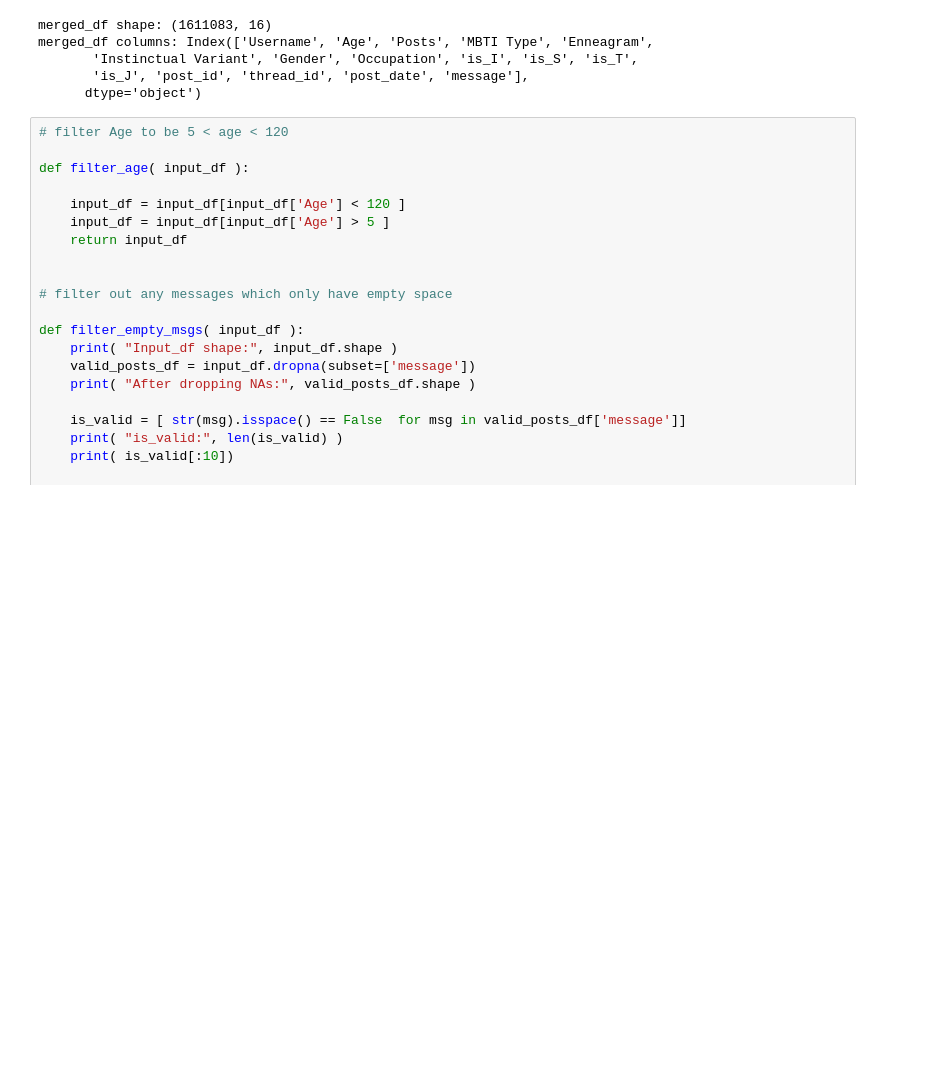
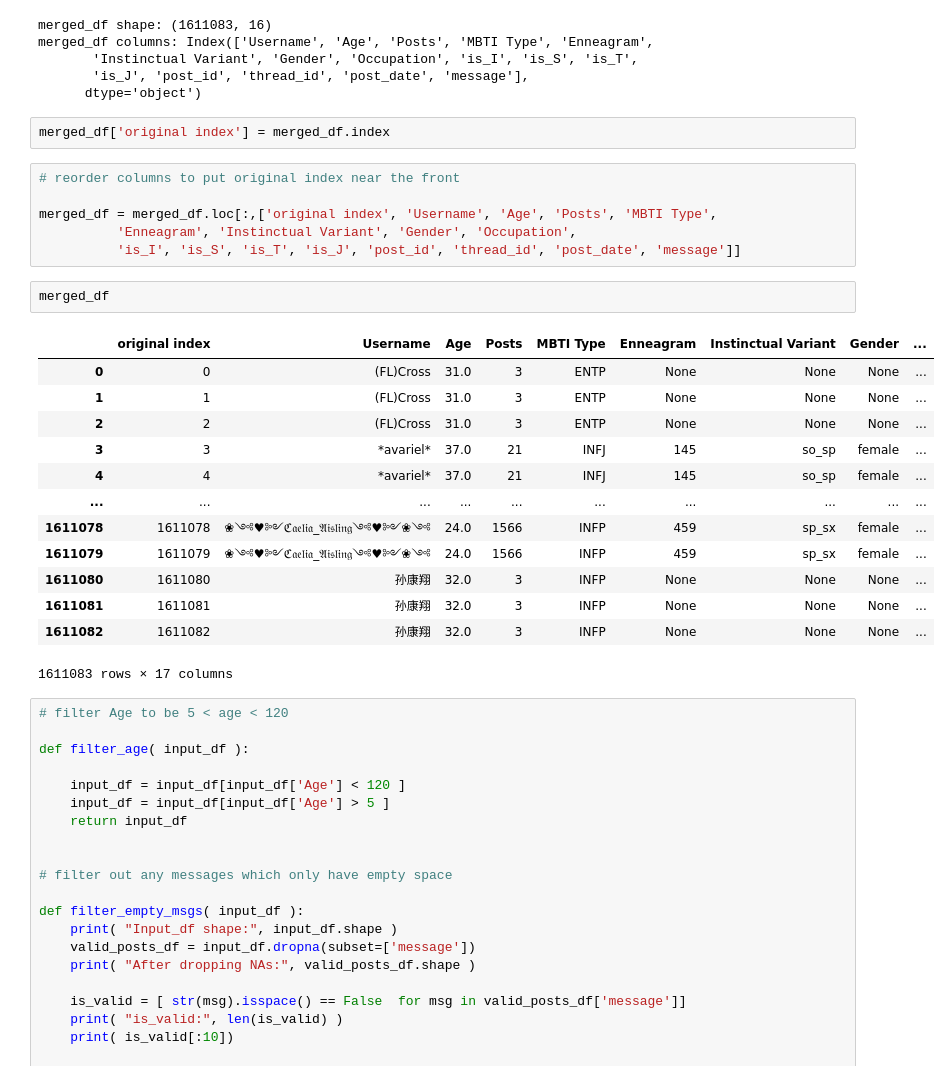
Before and after one commit to cakennedy/266-mbti-project, a Jupyter notebook: dataprep/Resampling.ipynb, the cells around one changed output. Cells and saved outputs as stored; diff of their text form; blank space fills up the shorter version.

```diff
--- a/dataprep/Resampling.ipynb
+++ b/dataprep/Resampling.ipynb
@@ -407,6 +429,30 @@ merged_df columns: Index(['Username', 'Age', 'Posts', 'MBTI Type', 'Enneagram',
        'Instinctual Variant', 'Gender', 'Occupation', 'is_I', 'is_S', 'is_T',
        'is_J', 'post_id', 'thread_id', 'post_date', 'message'],
       dtype='object')
+# %%
+merged_df['original index'] = merged_df.index
+# %%
+# reorder columns to put original index near the front
+
+merged_df = merged_df.loc[:,['original index', 'Username', 'Age', 'Posts', 'MBTI Type',
+          'Enneagram', 'Instinctual Variant', 'Gender', 'Occupation',
+          'is_I', 'is_S', 'is_T', 'is_J', 'post_id', 'thread_id', 'post_date', 'message']]
+# %%
+merged_df
+# %% [output]
+|  | original index | Username | Age | Posts | MBTI Type | Enneagram | Instinctual Variant | Gender | ... |
+| 0 | 0 | (FL)Cross | 31.0 | 3 | ENTP | None | None | None | ... |
+| 1 | 1 | (FL)Cross | 31.0 | 3 | ENTP | None | None | None | ... |
+| 2 | 2 | (FL)Cross | 31.0 | 3 | ENTP | None | None | None | ... |
+| 3 | 3 | *avariel* | 37.0 | 21 | INFJ | 145 | so_sp | female | ... |
+| 4 | 4 | *avariel* | 37.0 | 21 | INFJ | 145 | so_sp | female | ... |
+| ... | ... | ... | ... | ... | ... | ... | ... | ... | ... |
+| 1611078 | 1611078 | ❀༺♥༻ℭ𝔞𝔢𝔩𝔦𝔞_𝔄𝔦𝔰𝔩𝔦𝔫𝔤༺♥༻❀༺ | 24.0 | 1566 | INFP | 459 | sp_sx | female | ... |
+| 1611079 | 1611079 | ❀༺♥༻ℭ𝔞𝔢𝔩𝔦𝔞_𝔄𝔦𝔰𝔩𝔦𝔫𝔤༺♥༻❀༺ | 24.0 | 1566 | INFP | 459 | sp_sx | female | ... |
+| 1611080 | 1611080 | 孙康翔 | 32.0 | 3 | INFP | None | None | None | ... |
+| 1611081 | 1611081 | 孙康翔 | 32.0 | 3 | INFP | None | None | None | ... |
+| 1611082 | 1611082 | 孙康翔 | 32.0 | 3 | INFP | None | None | None | ... |
+1611083 rows × 17 columns
 # %%
 # filter Age to be 5 < age < 120
 
```
Also changed, not shown: parts of 31 cells of this notebook.
